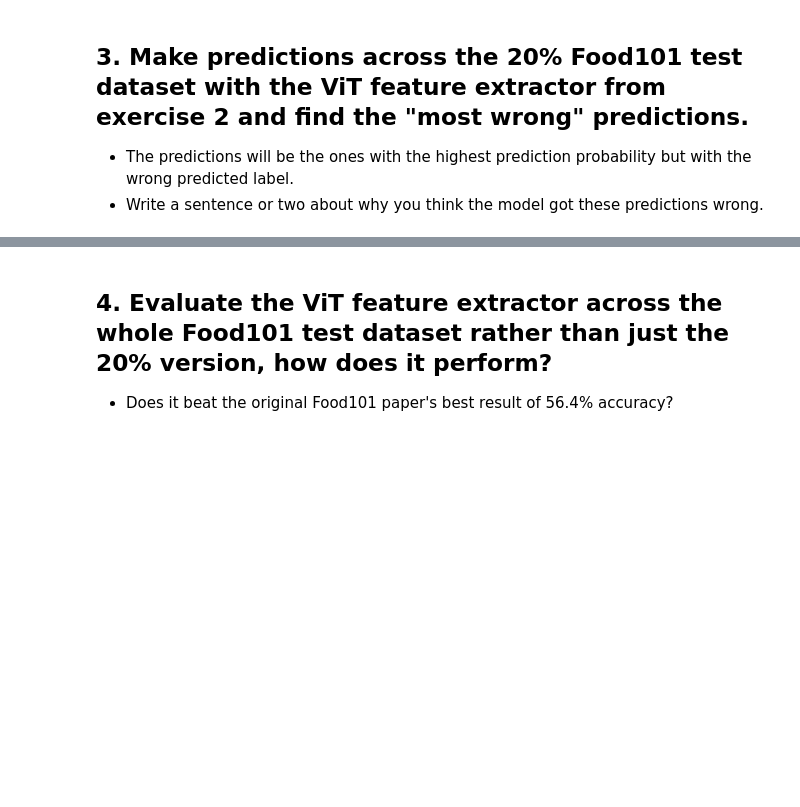
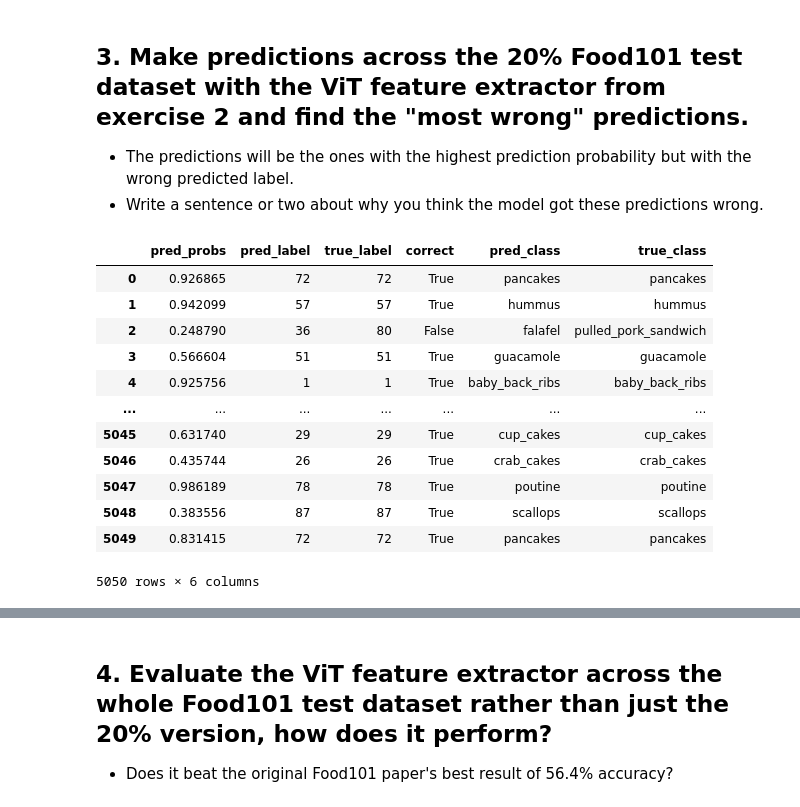
Before and after one commit to yhs2773/PyTorch-for-Deep-Learning-Machine-Learning-Full-Course, a Jupyter notebook: notebooks/09_pytorch_model_deployment_exercise.ipynb, the cells around one changed output, grey strips where cells are left out. Saved outputs shown, nothing was run; the diff lists cells and outputs as text; code cells hidden in the pictures; blank space fills up the shorter version.

```diff
--- a/notebooks/09_pytorch_model_deployment_exercise.ipynb
+++ b/notebooks/09_pytorch_model_deployment_exercise.ipynb
@@ -360,11 +392,14 @@ test_dataloader_food101_20_bs_1 = torch.utils.data.DataLoader(dataset=test_food1
 # make predictions
 vit_food101_pred_list = []
 
+# put model into a device
 vit_food101 = vit_food101.to(device)
+
+# change to eval mode
 vit_food101.eval()
 
+for X, y in tqdm(test_dataloader_food101_20_bs_1):
 
-for X, y in tqdm(test_dataloader_food101_20_bs_1):
     pred_dict = {}
 
     X, y = X.to(device), y.to(device)
@@ -373,21 +408,36 @@ for X, y in tqdm(test_dataloader_food101_20_bs_1):
         pred_probs = torch.softmax(vit_food101(X), dim=1)
         pred_label = torch.argmax(pred_probs, dim=1)
 
-        pred_dict['pred_probs'] = pred_probs.max().cpu().numpy()
-        pred_dict['pred_label'] = pred_class.cpu().numpy().item()
+        # adding `.max()` here, otherwise you get a list of all probs of 101 classes
+        pred_dict['pred_probs'] = pred_probs.max().cpu().numpy().item()
+        pred_dict['pred_label'] = pred_label.cpu().numpy().item()
         pred_dict['true_label'] = y.cpu().numpy().item()
 
     vit_food101_pred_list.append(pred_dict)
-    print(pred_dict)
-    break
 # %%
 # turn it into a dataframe
 vit_food101_pred_df = pd.DataFrame(vit_food101_pred_list)
 # %%
 # create various columns
 vit_food101_pred_df['correct'] = vit_food101_pred_df['pred_label'] == vit_food101_pred_df['true_label']
-vit_food101_pred_df['pred_class'] = food101_class_names[vit_food101_pred_df['pred_label']]
-vit_food101_pred_df['true_class'] = food101_class_names[vit_food101_pred_df['true_label']]
+vit_food101_pred_df['pred_class'] = vit_food101_pred_df['pred_label'].apply(lambda x: food101_class_names[x])
+vit_food101_pred_df['true_class'] = vit_food101_pred_df['true_label'].apply(lambda x: food101_class_names[x])
+# %%
+vit_food101_pred_df
+# %% [output]
+|  | pred_probs | pred_label | true_label | correct | pred_class | true_class |
+| 0 | 0.926865 | 72 | 72 | True | pancakes | pancakes |
+| 1 | 0.942099 | 57 | 57 | True | hummus | hummus |
+| 2 | 0.248790 | 36 | 80 | False | falafel | pulled_pork_sandwich |
+| 3 | 0.566604 | 51 | 51 | True | guacamole | guacamole |
+| 4 | 0.925756 | 1 | 1 | True | baby_back_ribs | baby_back_ribs |
+| ... | ... | ... | ... | ... | ... | ... |
+| 5045 | 0.631740 | 29 | 29 | True | cup_cakes | cup_cakes |
+| 5046 | 0.435744 | 26 | 26 | True | crab_cakes | crab_cakes |
+| 5047 | 0.986189 | 78 | 78 | True | poutine | poutine |
+| 5048 | 0.383556 | 87 | 87 | True | scallops | scallops |
+| 5049 | 0.831415 | 72 | 72 | True | pancakes | pancakes |
+5050 rows × 6 columns
 # %%
 # count the number of correct & incorrect
 vit_food101_pred_df['correct'].value_counts()
```
Also changed, not shown: parts of 19 cells of this notebook.
